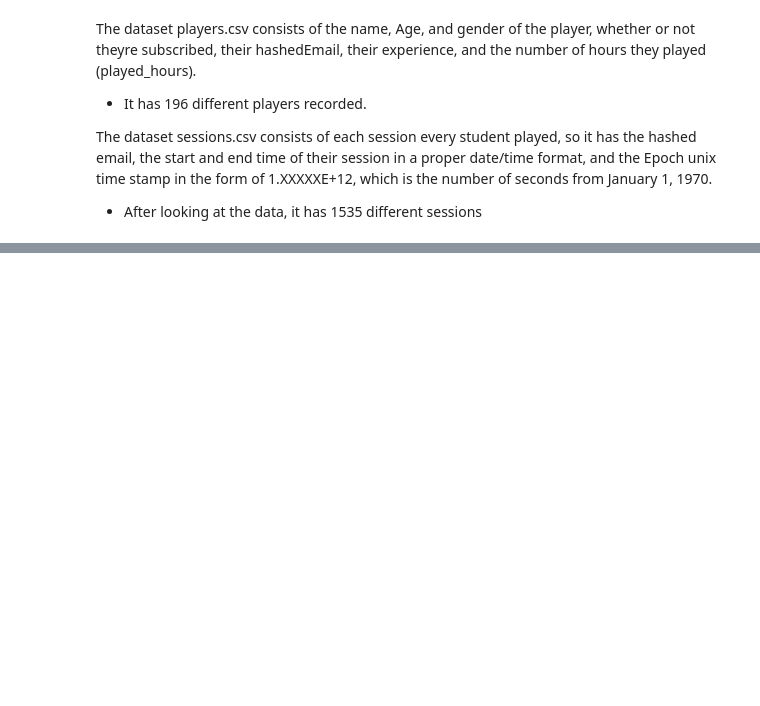
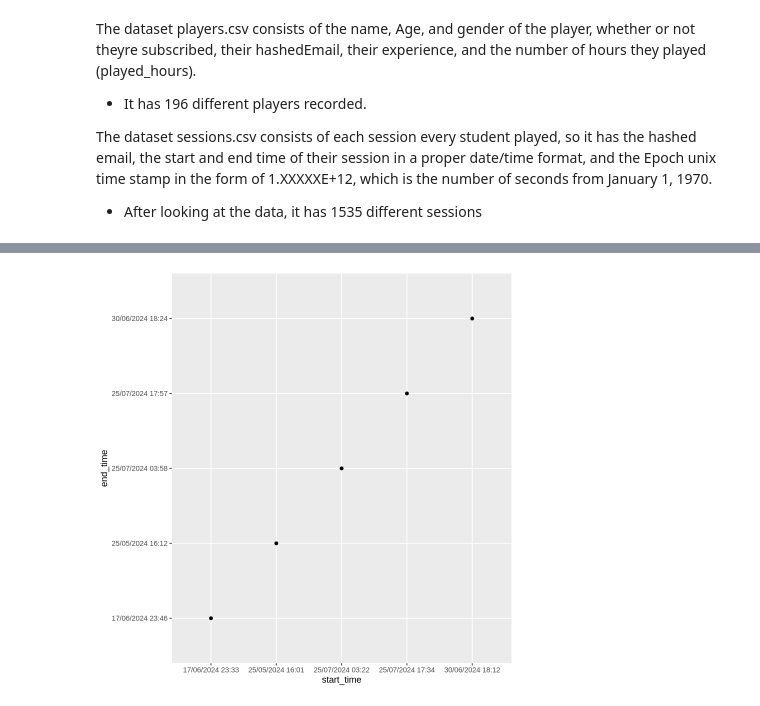
Before and after one commit to TheCarisLost/dsci100-indivual-planning-stage, a Jupyter notebook: Individual Planning stage.ipynb, the cells around one changed output, grey strips where cells are left out. Saved outputs shown, nothing was run; the diff lists cells and outputs as text; code cells hidden in the pictures; blank space fills up the shorter version.

```diff
--- a/Individual Planning stage.ipynb
+++ b/Individual Planning stage.ipynb
@@ -56,0 +81,9 @@ A spec_tbl_df: 1535 × 5
+# %%
+test_graph <- sessions |>
+    head(5) |>
+    ggplot(aes(x = start_time, y = end_time)) +
+        geom_point()
+
+test_graph
+# %% [output]
+[figure, added]
```
Also changed, not shown: parts of 3 cells of this notebook.
